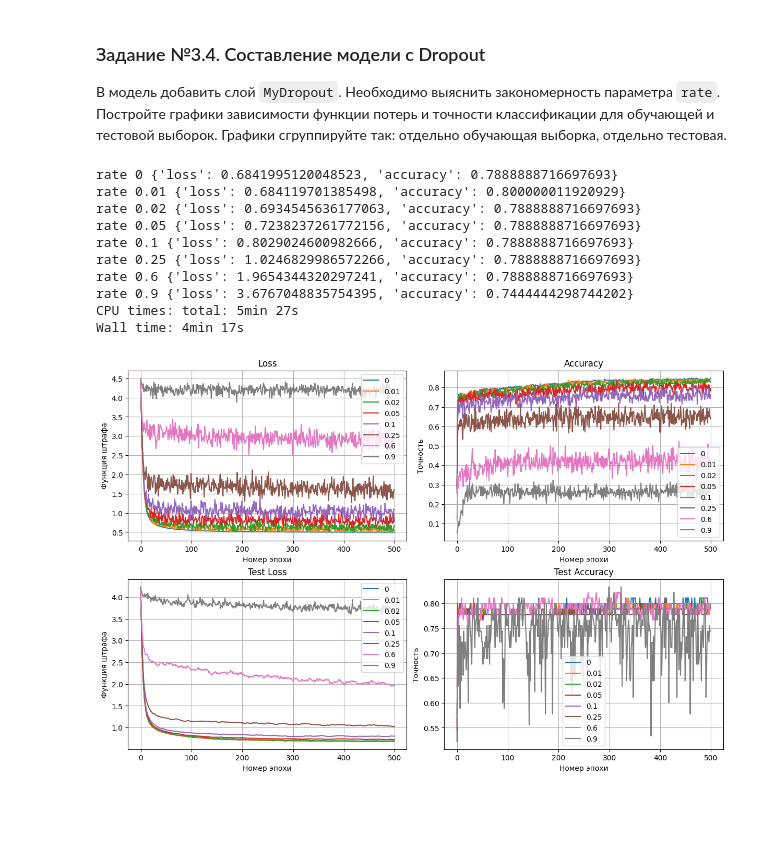
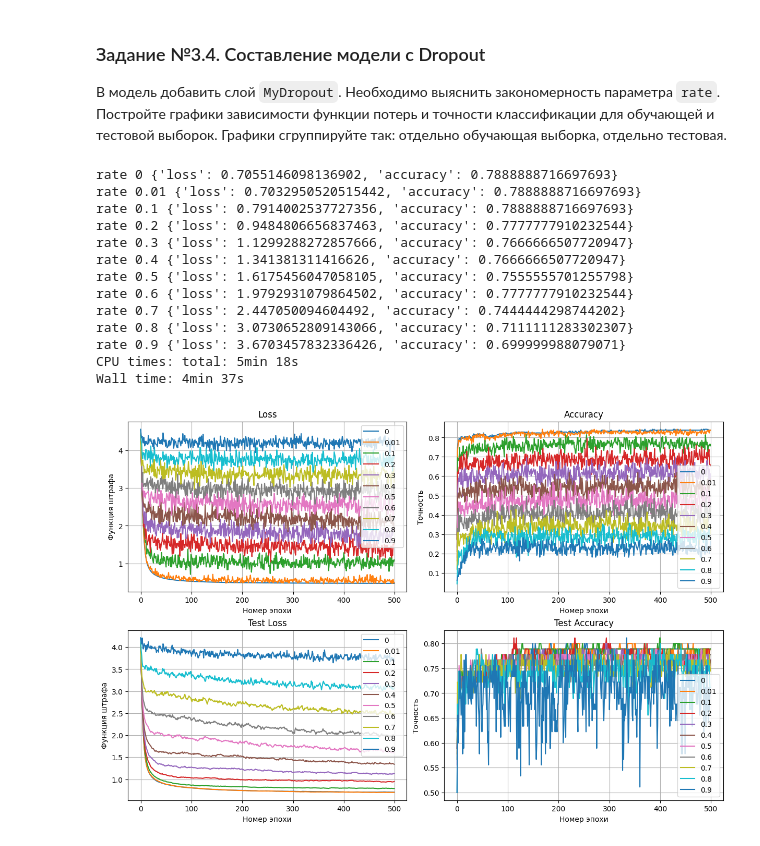
Before and after one commit to drkwdck/machine-learning, a Jupyter notebook: lab4.ipynb, the cells around one changed output. Saved outputs shown, nothing was run; the diff lists cells and outputs as text; code cells hidden in the pictures; blank space fills up the shorter version.

```diff
--- a/lab4.ipynb
+++ b/lab4.ipynb
@@ -715,43 +715,46 @@ except:
 # %%
 %%time
 def create_model32(rate):
     inputs = keras.layers.Input(shape=(d3.x_train.shape[-1],), name="inputs")
     x = MyLayer(100, seed=42)(inputs)
     x = MyDropout(rate, seed=42)(x)
     outputs = keras.layers.Activation('softmax', name='activation_end')(x)
     model = MyModel(inputs=inputs, outputs=outputs)
     model.compile(optimizer=GradDescent(0.1), loss='sparse_categorical_crossentropy', metrics=['accuracy'])
     return model
 
 fig, ((ax0, ax2), (ax1, ax3)) = plt.subplots(2, 2, figsize=(2*6, 2*4), constrained_layout=True)
-for p in [0, 0.01, 0.02, 0.05, 0.1, 0.25, 0.6, 0.9]:
+for p in [0, 0.01, 0.1, 0.2, 0.3, 0.4, 0.5, 0.6, 0.7, 0.8, 0.9]:
     model = create_model32(rate=p)
     history = model.fit(*d3.train, validation_data=d3.test, epochs=500, verbose=0)
     print('rate', p, dict(zip(model.metrics_names, model.evaluate(*d3.test, verbose=0))))
     ax0.plot(history.history['loss'], label=p)
     ax0.set(xlabel='Номер эпохи', ylabel='Функция штрафа', title='Loss')
     ax0.legend()
     ax1.plot(history.history['val_loss'], label=p)
     ax1.set(xlabel='Номер эпохи', ylabel='Функция штрафа', title='Test Loss')
     ax1.legend()
     ax2.plot(history.history['accuracy'], label=p)
     ax2.set(xlabel='Номер эпохи', ylabel='Точность', title='Accuracy')
     ax2.legend()
     ax3.plot(history.history['val_accuracy'], label=p)
     ax3.set(xlabel='Номер эпохи', ylabel='Точность', title='Test Accuracy')
     ax3.legend()
 # %% [output]
-rate 0 {'loss': 0.6841995120048523, 'accuracy': 0.7888888716697693}
-rate 0.01 {'loss': 0.684119701385498, 'accuracy': 0.800000011920929}
-rate 0.02 {'loss': 0.6934545636177063, 'accuracy': 0.7888888716697693}
-rate 0.05 {'loss': 0.7238237261772156, 'accuracy': 0.7888888716697693}
-rate 0.1 {'loss': 0.8029024600982666, 'accuracy': 0.7888888716697693}
-rate 0.25 {'loss': 1.0246829986572266, 'accuracy': 0.7888888716697693}
-rate 0.6 {'loss': 1.9654344320297241, 'accuracy': 0.7888888716697693}
-rate 0.9 {'loss': 3.6767048835754395, 'accuracy': 0.7444444298744202}
-CPU times: total: 5min 27s
-Wall time: 4min 17s
+rate 0 {'loss': 0.7055146098136902, 'accuracy': 0.7888888716697693}
+rate 0.01 {'loss': 0.7032950520515442, 'accuracy': 0.7888888716697693}
+rate 0.1 {'loss': 0.7914002537727356, 'accuracy': 0.7888888716697693}
+rate 0.2 {'loss': 0.9484806656837463, 'accuracy': 0.7777777910232544}
+rate 0.3 {'loss': 1.1299288272857666, 'accuracy': 0.7666666507720947}
+rate 0.4 {'loss': 1.341381311416626, 'accuracy': 0.7666666507720947}
+rate 0.5 {'loss': 1.6175456047058105, 'accuracy': 0.7555555701255798}
+rate 0.6 {'loss': 1.9792931079864502, 'accuracy': 0.7777777910232544}
+rate 0.7 {'loss': 2.447050094604492, 'accuracy': 0.7444444298744202}
+rate 0.8 {'loss': 3.0730652809143066, 'accuracy': 0.7111111283302307}
+rate 0.9 {'loss': 3.6703457832336426, 'accuracy': 0.699999988079071}
+CPU times: total: 5min 18s
+Wall time: 4min 37s
-[figure, old version]
+[figure, new version]
 # %% [markdown]
 **Вопросы:**
 
```
Also changed, not shown: parts of 10 cells of this notebook.
